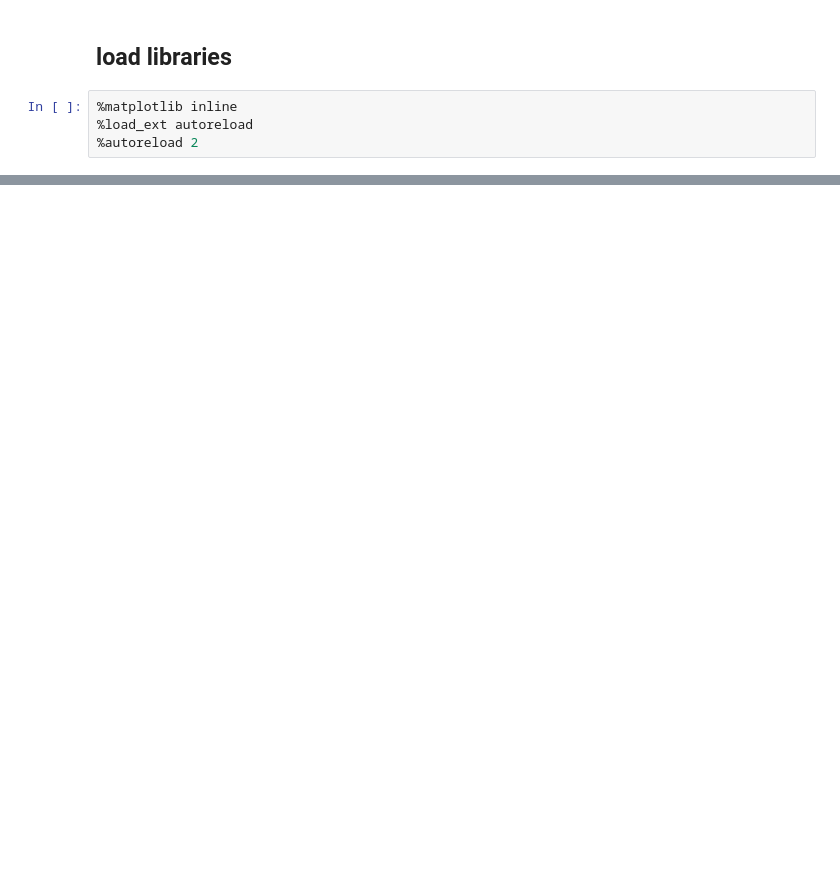
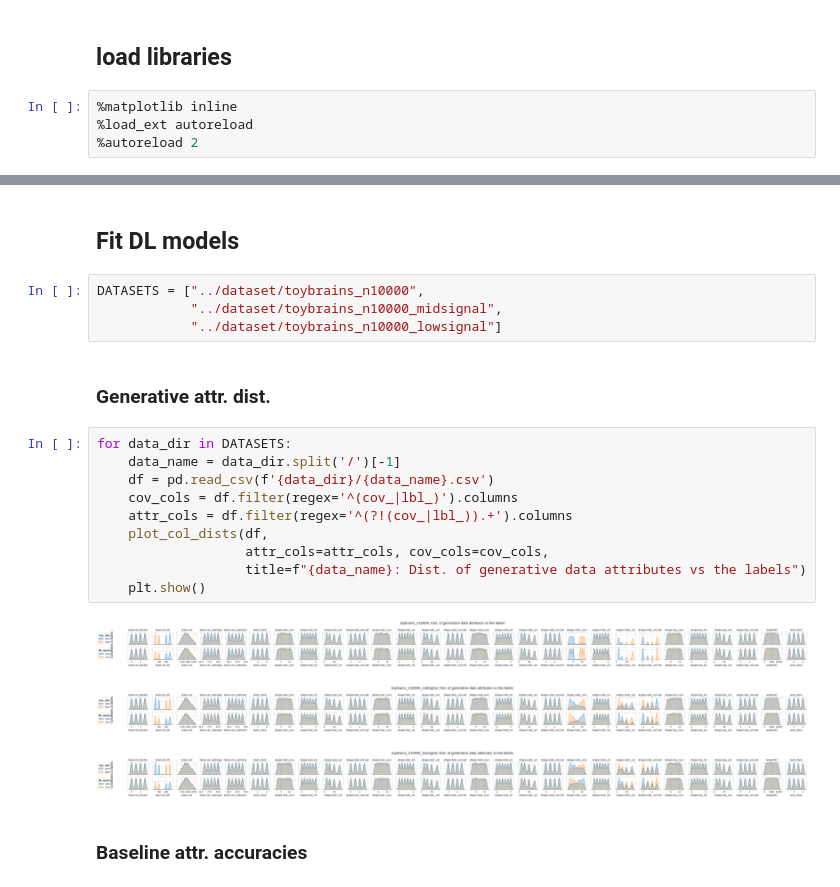
Before and after one commit to RoshanRane/toybrains, a Jupyter notebook: analysis/supervised_learning.ipynb, the cells around one changed output, grey strips where cells are left out. Saved outputs shown, nothing was run; the diff lists cells and outputs as text; blank space fills up the shorter version.

```diff
--- a/analysis/supervised_learning.ipynb
+++ b/analysis/supervised_learning.ipynb
@@ -17,0 +27,24 @@ NOTE :
+# %% [markdown]
+## Fit DL models
+# %%
+DATASETS = ["../dataset/toybrains_n10000",
+            "../dataset/toybrains_n10000_midsignal",
+            "../dataset/toybrains_n10000_lowsignal"]
+# %% [markdown]
+### Generative attr. dist.
+# %%
+for data_dir in DATASETS:
+    data_name = data_dir.split('/')[-1]
+    df = pd.read_csv(f'{data_dir}/{data_name}.csv')
+    cov_cols = df.filter(regex='^(cov_|lbl_)').columns
+    attr_cols = df.filter(regex='^(?!(cov_|lbl_)).+').columns
+    plot_col_dists(df,
+                   attr_cols=attr_cols, cov_cols=cov_cols,
+                   title=f"{data_name}: Dist. of generative data attributes vs the labels")
+    plt.show()
+# %% [output]
+[figure, added]
+[figure, added]
+[figure, added]
+# %% [markdown]
+### Baseline attr. accuracies
```
Also changed, not shown: parts of 58 cells of this notebook, 2 other files.
